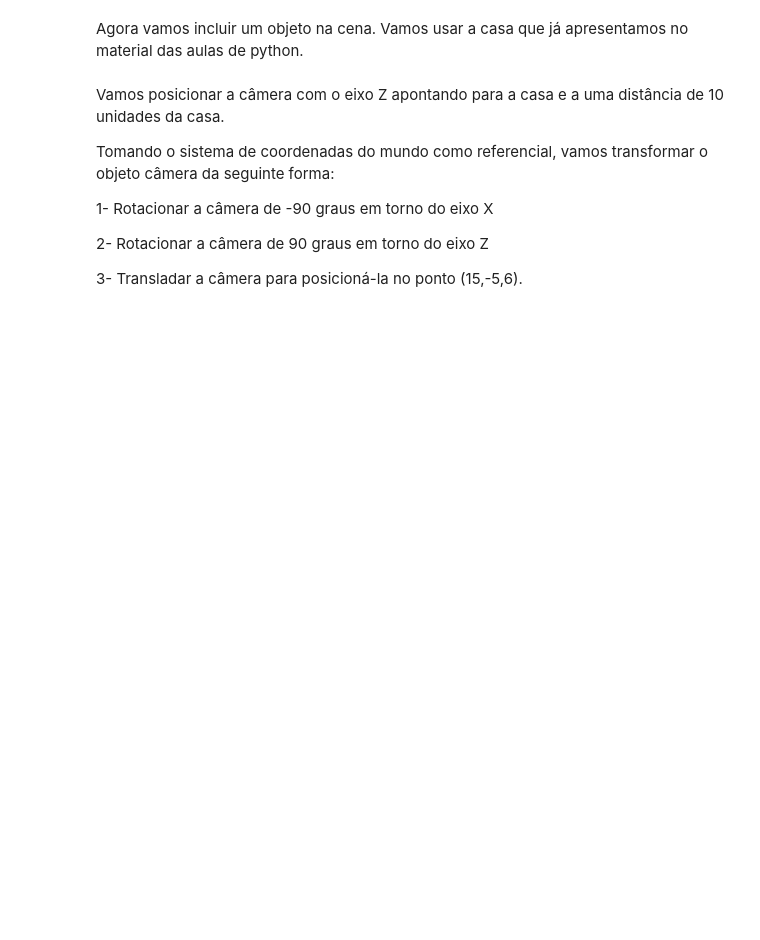
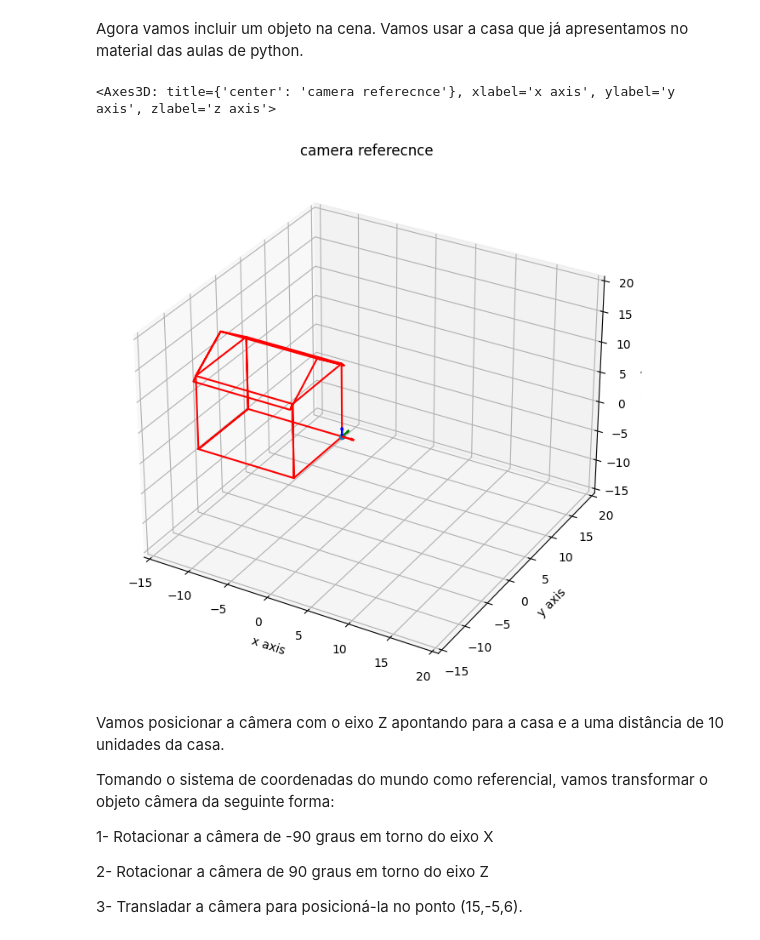
Before and after one commit to MauricioPimenta/ComputerVision, a Jupyter notebook: Mauricio_Bittencourt_Pimenta_projecao_pinhole.ipynb, the cells around one changed output. Saved outputs shown, nothing was run; the diff lists cells and outputs as text; code cells hidden in the pictures; blank space fills up the shorter version.

```diff
--- a/Mauricio_Bittencourt_Pimenta_projecao_pinhole.ipynb
+++ b/Mauricio_Bittencourt_Pimenta_projecao_pinhole.ipynb
@@ -111,36 +130,39 @@ house = np.array([[0,         0,         0],
 [-12.0000,  -10.0000,   12.0000],
   [-12.0000,         0,   12.0000],
          [0,         0,   12.0000],
          [0,  -10.0000,   12.0000],
          [0,  -10.5000,   11.4000],
   [-12.0000,  -10.5000,   11.4000],
   [-12.0000,  -10.0000,   12.0000],
   [-12.0000,   -5.0000,   16.0000],
          [0,   -5.0000,   16.0000],
          [0,    0.5000,   11.4000],
   [-12.0000,    0.5000,   11.4000],
   [-12.0000,         0,   12.0000],
   [-12.0000,   -5.0000,   16.0000],
   [-12.0000,  -10.0000,   12.0000],
   [-12.0000,  -10.0000,         0],
   [-12.0000,   -5.0000,         0],
   [-12.0000,         0,         0],
-  [-12.0000,         0,   12.0000],
+  [-12.0000,         0,   12.05050000],
   [-12.0000,         0,         0]])
 
 house = np.transpose(house)
 
-# add a vector of ones to the house matrix to represent the house in homogeneous coordinates
+#add a vector of ones to the house matrix to represent the house in homogeneous coordinates
 house = np.vstack([house, np.ones(np.size(house,1))])
 
 ax0 = set_plot(lim=[-15,20])
 draw_arrows(point,base,ax0)
 ax0.plot3D(house[0,:], house[1,:], house[2,:], 'red')
 # Plotando a quina da casa que está em (0,0,0) para servir de referência
 ax0.scatter(house[0,0], house[1,0], house[2,0],'b')
+
 # Plote a câmera também - adicione o código abaixo
-
 draw_arrows(cam[:,-1],cam[:,0:3],ax0)
+# %% [output]
+<Axes3D: title={'center': 'camera referecnce'}, xlabel='x axis', ylabel='y axis', zlabel='z axis'>
+[figure, added]
 # %% [markdown]
 Vamos posicionar a câmera com o eixo Z apontando para a casa e a uma distância de 10 unidades da casa.
 
```
Also changed, not shown: parts of 7 cells of this notebook.
